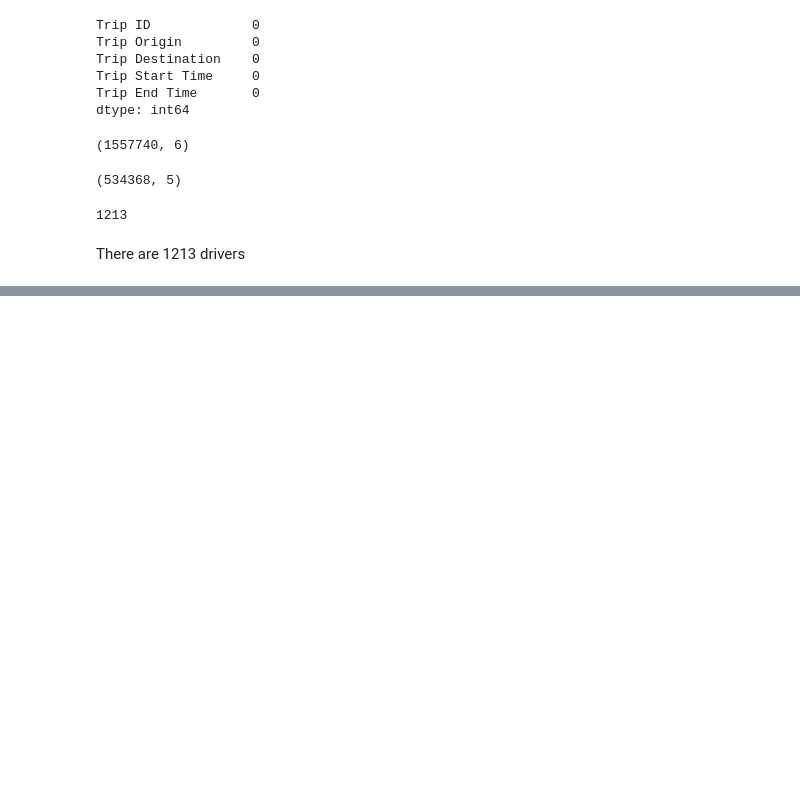
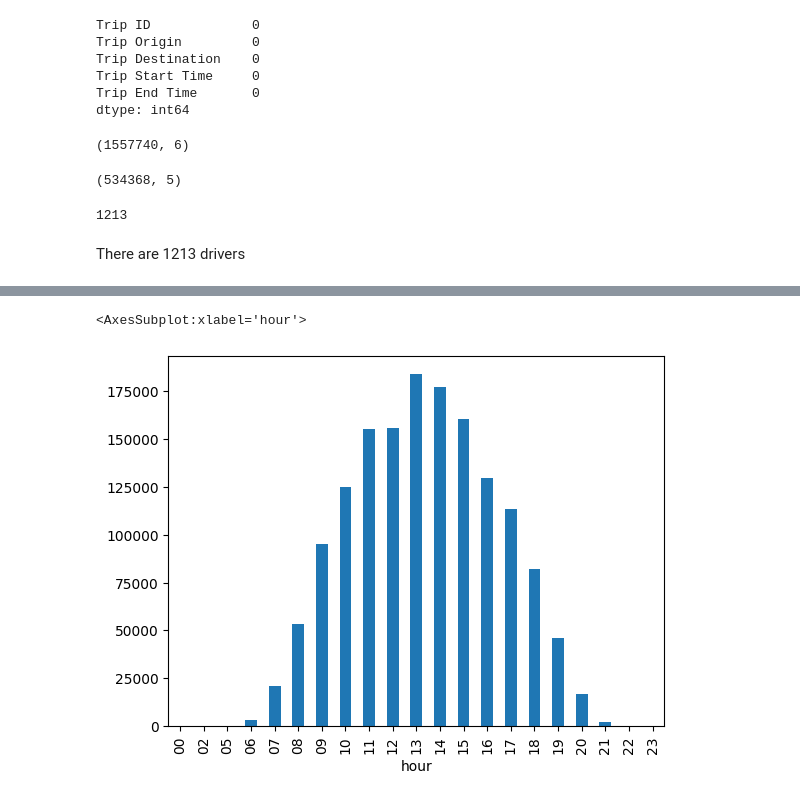
Before and after one commit to Haylemicheal/Causal-Inference, a Jupyter notebook: notebooks/EDA.ipynb, the cells around one changed output, grey strips where cells are left out. Saved outputs shown, nothing was run; the diff lists cells and outputs as text; code cells hidden in the pictures; blank space fills up the shorter version.

```diff
--- a/notebooks/EDA.ipynb
+++ b/notebooks/EDA.ipynb
@@ -179,0 +250,8 @@ merged_df.to_csv('../data/merged.csv')
+# %%
+accepted_groupby_hour = accepted.groupby('hour').count()
+rejected_groupby_hour = rejected.groupby('hour').count()
+# %%
+rejected_groupby_hour['id'].plot(kind="bar")
+# %% [output]
+<AxesSubplot:xlabel='hour'>
+[figure, added]
```
Also changed, not shown: parts of 38 cells of this notebook.
